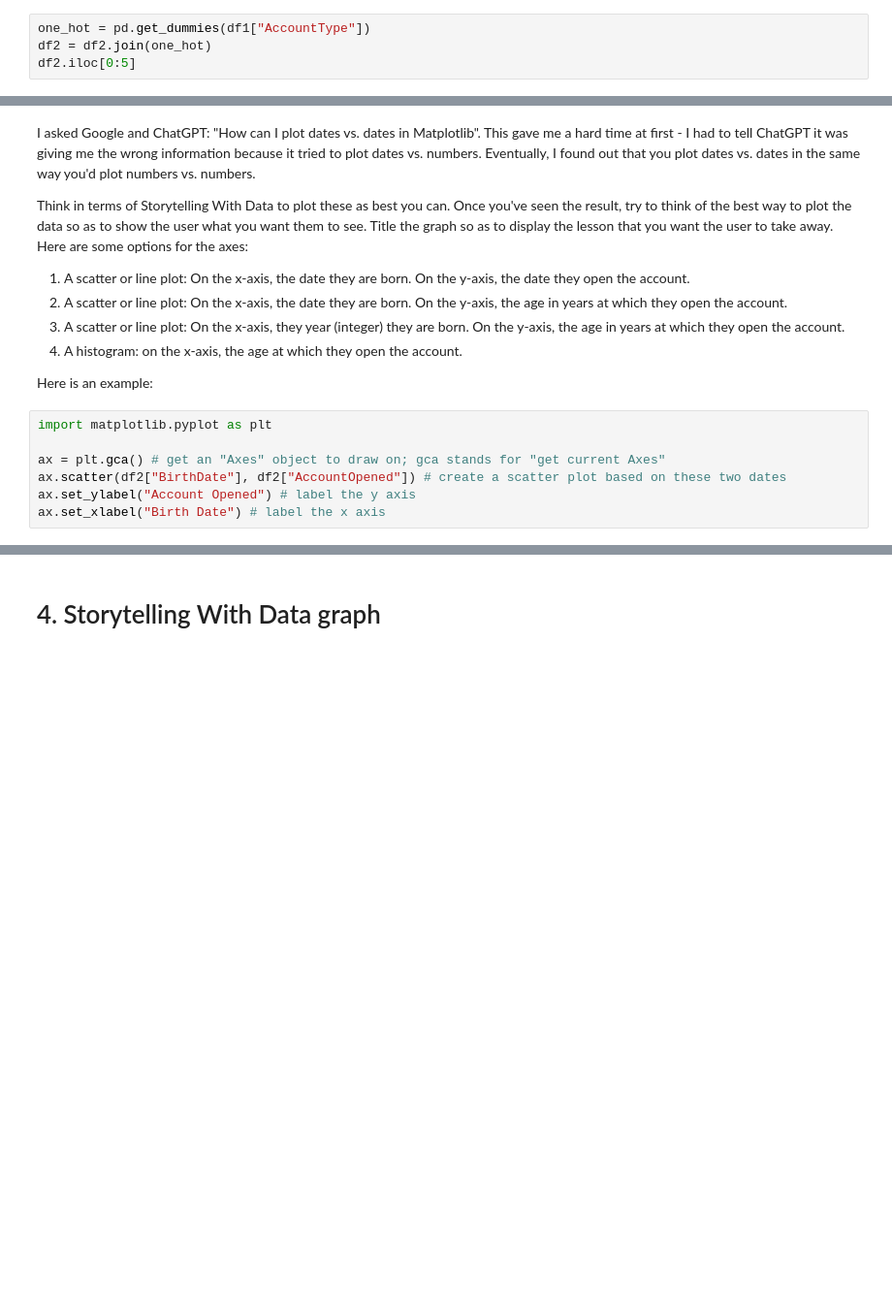
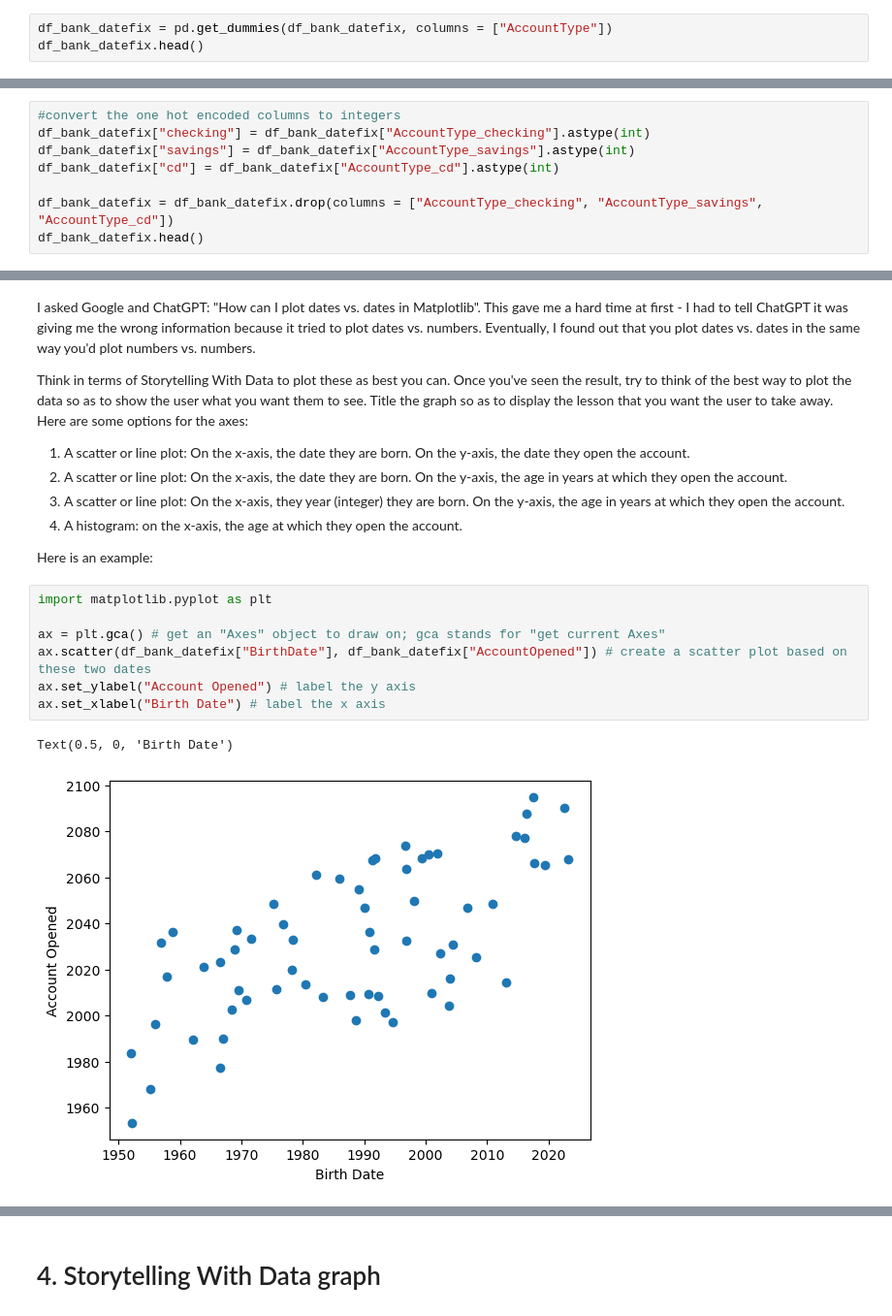
Before and after one commit to DaveD-BU/DX699-2025-spring-B2, a Jupyter notebook: OMDS-ModB2-Week1-Davis-David.ipynb, the cells around one changed output, grey strips where cells are left out. Shown at 97% size. Cells and saved outputs as stored; diff of their text form; blank space fills up the shorter version.

```diff
--- a/OMDS-ModB2-Week1-Davis-David.ipynb
+++ b/OMDS-ModB2-Week1-Davis-David.ipynb
@@ -418,7 +438,6 @@ Rounded Down Mode: 28.0
 # %% [markdown]
 9. One-hot encode the AccountType column.  This means creating a new "checking," "savings", and "cd" columns so that you can run machine learning algorithms.
 # %%
-one_hot = pd.get_dummies(df1["AccountType"])
-df2 = df2.join(one_hot)
-df2.iloc[0:5]
+df_bank_datefix = pd.get_dummies(df_bank_datefix, columns = ["AccountType"])
+df_bank_datefix.head()
 # %% [output]
@@ -426,2 +450,10 @@ NameError: name 'df1' is not defined
 # %% [markdown]
 Now, change the cd, checking, and savings columns into integers.
+# %%
+#convert the one hot encoded columns to integers
+df_bank_datefix["checking"] = df_bank_datefix["AccountType_checking"].astype(int)
+df_bank_datefix["savings"] = df_bank_datefix["AccountType_savings"].astype(int)
+df_bank_datefix["cd"] = df_bank_datefix["AccountType_cd"].astype(int)
+
+df_bank_datefix = df_bank_datefix.drop(columns = ["AccountType_checking", "AccountType_savings", "AccountType_cd"])
+df_bank_datefix.head()
@@ -456,7 +514,10 @@ Here is an example:
 # %%
 import matplotlib.pyplot as plt
 
 ax = plt.gca() # get an "Axes" object to draw on; gca stands for "get current Axes"
-ax.scatter(df2["BirthDate"], df2["AccountOpened"]) # create a scatter plot based on these two dates
+ax.scatter(df_bank_datefix["BirthDate"], df_bank_datefix["AccountOpened"]) # create a scatter plot based on these two dates
 ax.set_ylabel("Account Opened") # label the y axis
 ax.set_xlabel("Birth Date") # label the x axis
+# %% [output]
+Text(0.5, 0, 'Birth Date')
+[figure, added]
```
Also changed, not shown: parts of 7 cells of this notebook.
